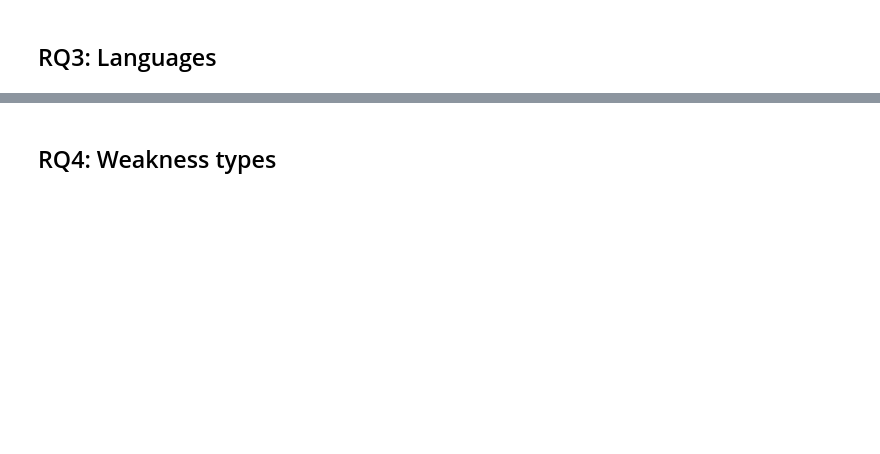
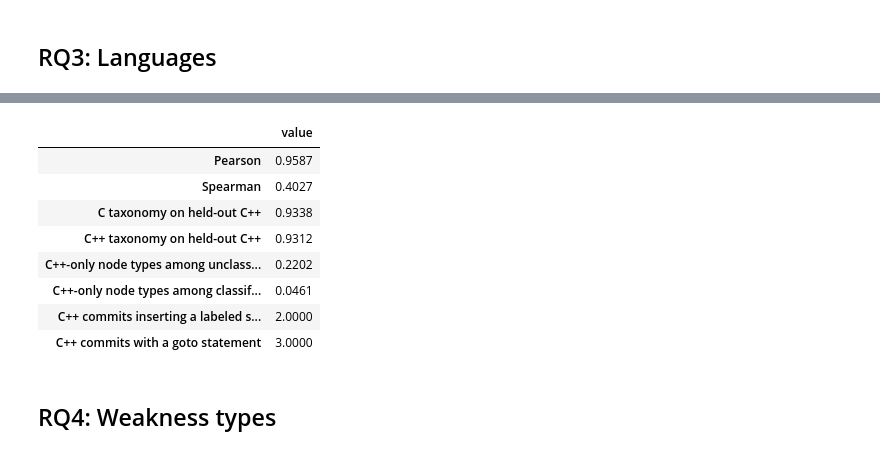
Before and after one commit to KatelynVanDyke/thesis, a Jupyter notebook: thesis.ipynb, the cells around one changed output, grey strips where cells are left out. Saved outputs shown, nothing was run; the diff lists cells and outputs as text; code cells hidden in the pictures; blank space fills up the shorter version.

```diff
--- a/thesis.ipynb
+++ b/thesis.ipynb
@@ -884,3 +1156,41 @@ display(save(large.set_index("change type").head(TOP).round(4), "rq3_large_diffe
+# %%
+# RQ3 supplement: distribution-level similarity, the C taxonomy on C++, and C++-only constructs.
+# and the C++-only node types among unclassified actions.
+# (Pearson 0.959, Spearman 0.403; C taxonomy on C++ held-out 93.38% vs 93.12%;
+#  C++-only node types: 22.0% of unclassified vs 4.6% of classified held-out actions;
+#  C++ commits inserting a labeled statement: 2, with a goto statement: 3)
+similarity = {"Pearson": stats.pearsonr(differences["C"], differences["C++"]).statistic,
+              "Spearman": stats.spearmanr(differences["C"], differences["C++"]).statistic}
+
+c_train = changes["c"][changes["c"]["fold"] == "train"]
+cpp_train = changes["cpp"][changes["cpp"]["fold"] == "train"]
+cpp_test = changes["cpp"][changes["cpp"]["fold"] == "test"]
+cpp_test_mapped = cpp_test.copy()
+for col in ("type", "parent"):
+    cpp_test_mapped[col] = cpp_test_mapped[col].replace(EQUIVALENT)
+similarity["C taxonomy on held-out C++"] = pd.Series(classify(cpp_test_mapped, derive_K(c_train))).notna().mean()
+similarity["C++ taxonomy on held-out C++"] = pd.Series(classify(cpp_test, derive_K(cpp_train))).notna().mean()
+
+classified = pd.Series(classify(cpp_test, derive_K(cpp_train)), index=cpp_test.index).notna()
+touches = cpp_test["type"].isin(cpp_only) | cpp_test["parent"].isin(cpp_only)
+similarity["C++-only node types among unclassified held-out actions"] = touches[~classified].mean()
+similarity["C++-only node types among classified held-out actions"] = touches[classified].mean()
+
+d = changes["cpp"]
+similarity["C++ commits inserting a labeled statement"] = d[(d["kind"] == "insert") & (d["type"] == "labeled_statement")
+                                                            & (d["parent"] == "compound_statement")]["commit"].nunique()
+similarity["C++ commits with a goto statement"] = d[d["type"] == "goto_statement"]["commit"].nunique()
+display(save(pd.Series(similarity, name="value").round(4).to_frame(), "rq3_similarity"))
+# %% [output]
+|  | value |
+| Pearson | 0.9587 |
+| Spearman | 0.4027 |
+| C taxonomy on held-out C++ | 0.9338 |
+| C++ taxonomy on held-out C++ | 0.9312 |
+| C++-only node types among unclass... | 0.2202 |
+| C++-only node types among classif... | 0.0461 |
+| C++ commits inserting a labeled s... | 2.0000 |
+| C++ commits with a goto statement | 3.0000 |
 # %% [markdown]
 ## RQ4: Weakness types
 # %%
```
Also changed, not shown: parts of 14 cells of this notebook, 5 other files.
